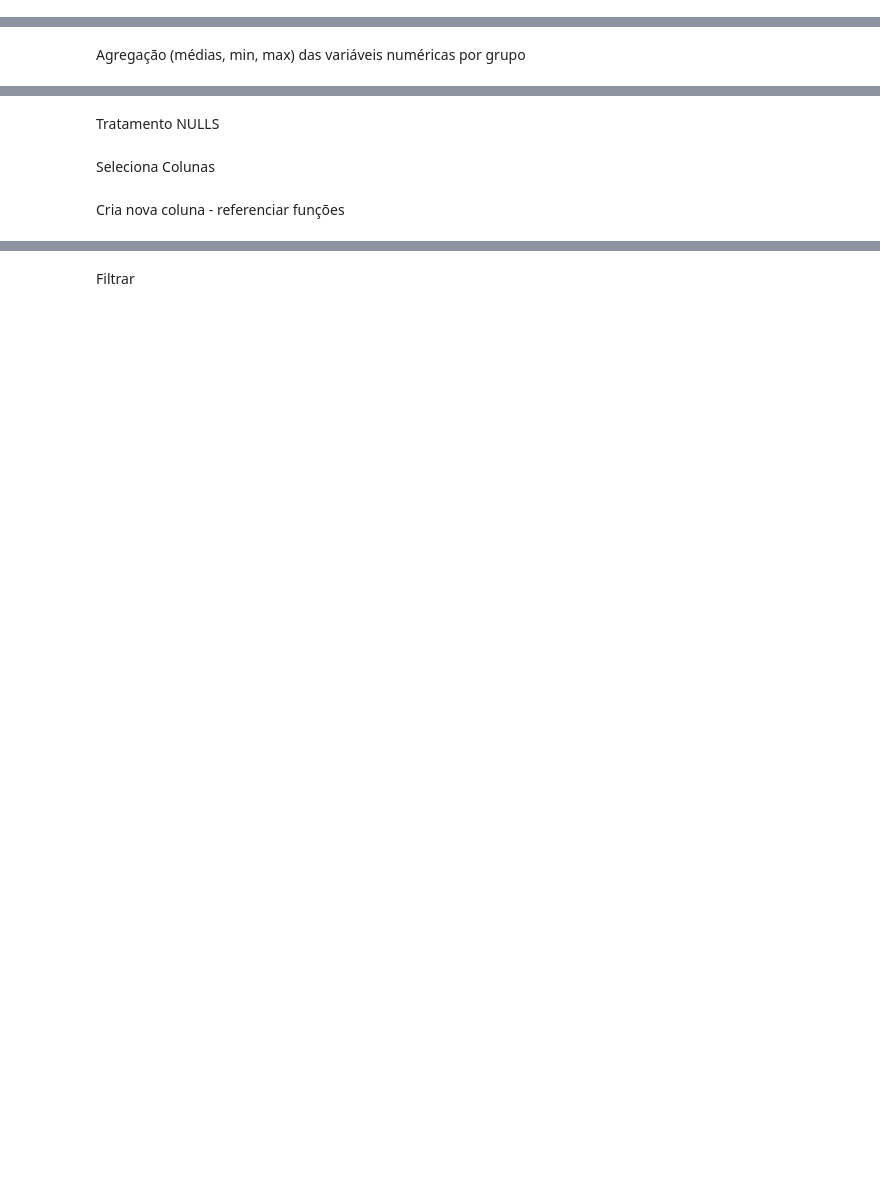
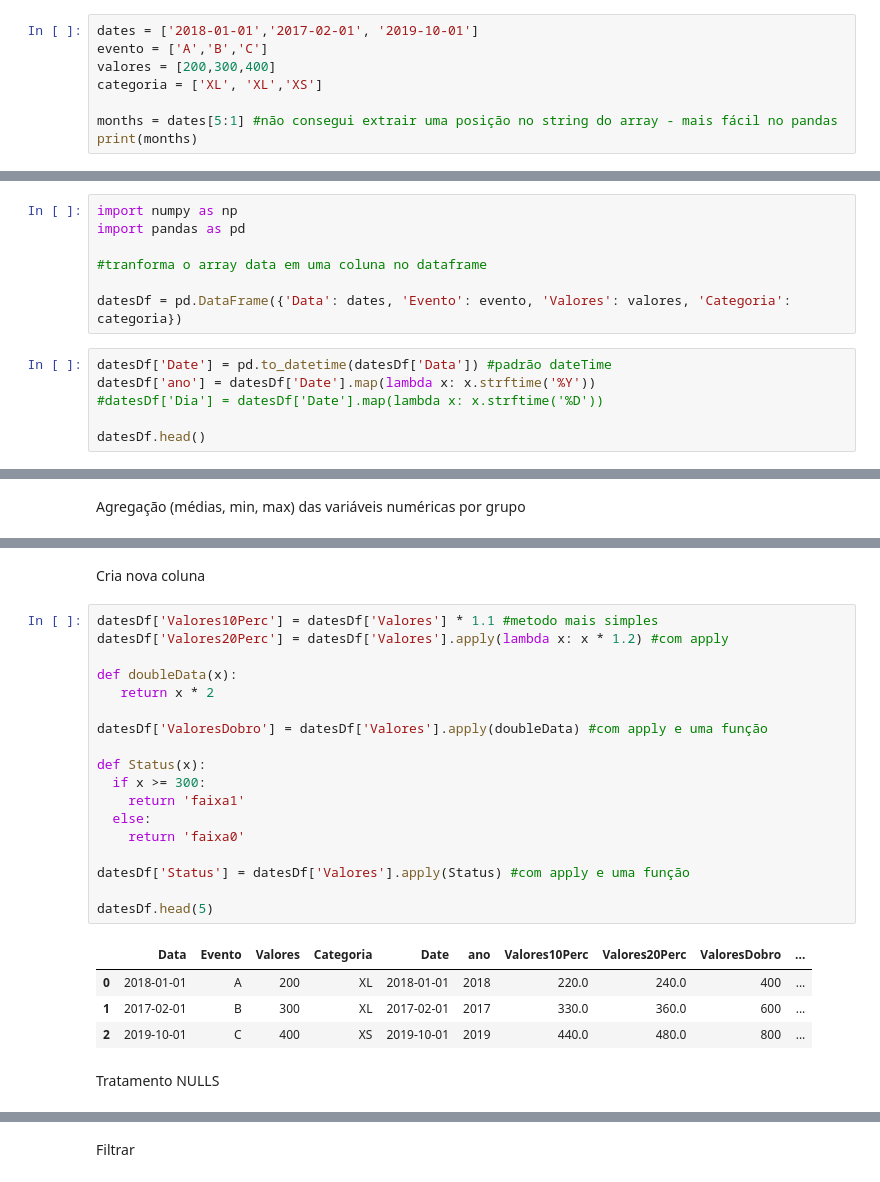
Before and after one commit to Flaviaestat/Phyton, a Jupyter notebook: 00_Principais_Phyton.ipynb, the cells around one changed output, grey strips where cells are left out. Cells and saved outputs as stored; diff of their text form; blank space fills up the shorter version.

```diff
--- a/00_Principais_Phyton.ipynb
+++ b/00_Principais_Phyton.ipynb
@@ -106,2 +100,10 @@ Fizz
 # %% [markdown]
 Manipulação com arrays
+# %%
+dates = ['2018-01-01','2017-02-01', '2019-10-01']
+evento = ['A','B','C']
+valores = [200,300,400]
+categoria = ['XL', 'XL','XS']
+
+months = dates[5:1] #não consegui extrair uma posição no string do array - mais fácil no pandas
+print(months)
@@ -129,0 +128,13 @@ path = ''
+# %%
+import numpy as np
+import pandas as pd
+
+#tranforma o array data em uma coluna no dataframe
+
+datesDf = pd.DataFrame({'Data': dates, 'Evento': evento, 'Valores': valores, 'Categoria': categoria})
+# %%
+datesDf['Date'] = pd.to_datetime(datesDf['Data']) #padrão dateTime
+datesDf['ano'] = datesDf['Date'].map(lambda x: x.strftime('%Y'))
+#datesDf['Dia'] = datesDf['Date'].map(lambda x: x.strftime('%D'))
+
+datesDf.head()
@@ -136,6 +202,27 @@ Agregação (médias, min, max) das variáveis numéricas por grupo
+# %% [markdown]
+Cria nova coluna
+# %%
+datesDf['Valores10Perc'] = datesDf['Valores'] * 1.1 #metodo mais simples
+datesDf['Valores20Perc'] = datesDf['Valores'].apply(lambda x: x * 1.2) #com apply
+
+def doubleData(x):
+   return x * 2
+
+datesDf['ValoresDobro'] = datesDf['Valores'].apply(doubleData) #com apply e uma função
+
+def Status(x):
+  if x >= 300:
+    return 'faixa1'
+  else:
+    return 'faixa0'
+
+datesDf['Status'] = datesDf['Valores'].apply(Status) #com apply e uma função
+
+datesDf.head(5)
+# %% [output]
+|  | Data | Evento | Valores | Categoria | Date | ano | Valores10Perc | Valores20Perc | ValoresDobro | ... |
+| 0 | 2018-01-01 | A | 200 | XL | 2018-01-01 | 2018 | 220.0 | 240.0 | 400 | ... |
+| 1 | 2017-02-01 | B | 300 | XL | 2017-02-01 | 2017 | 330.0 | 360.0 | 600 | ... |
+| 2 | 2019-10-01 | C | 400 | XS | 2019-10-01 | 2019 | 440.0 | 480.0 | 800 | ... |
 # %% [markdown]
 Tratamento NULLS
-# %% [markdown]
-Seleciona Colunas
-# %% [markdown]
-Cria nova coluna - referenciar funções
```
Also changed, not shown: parts of 21 cells of this notebook.
